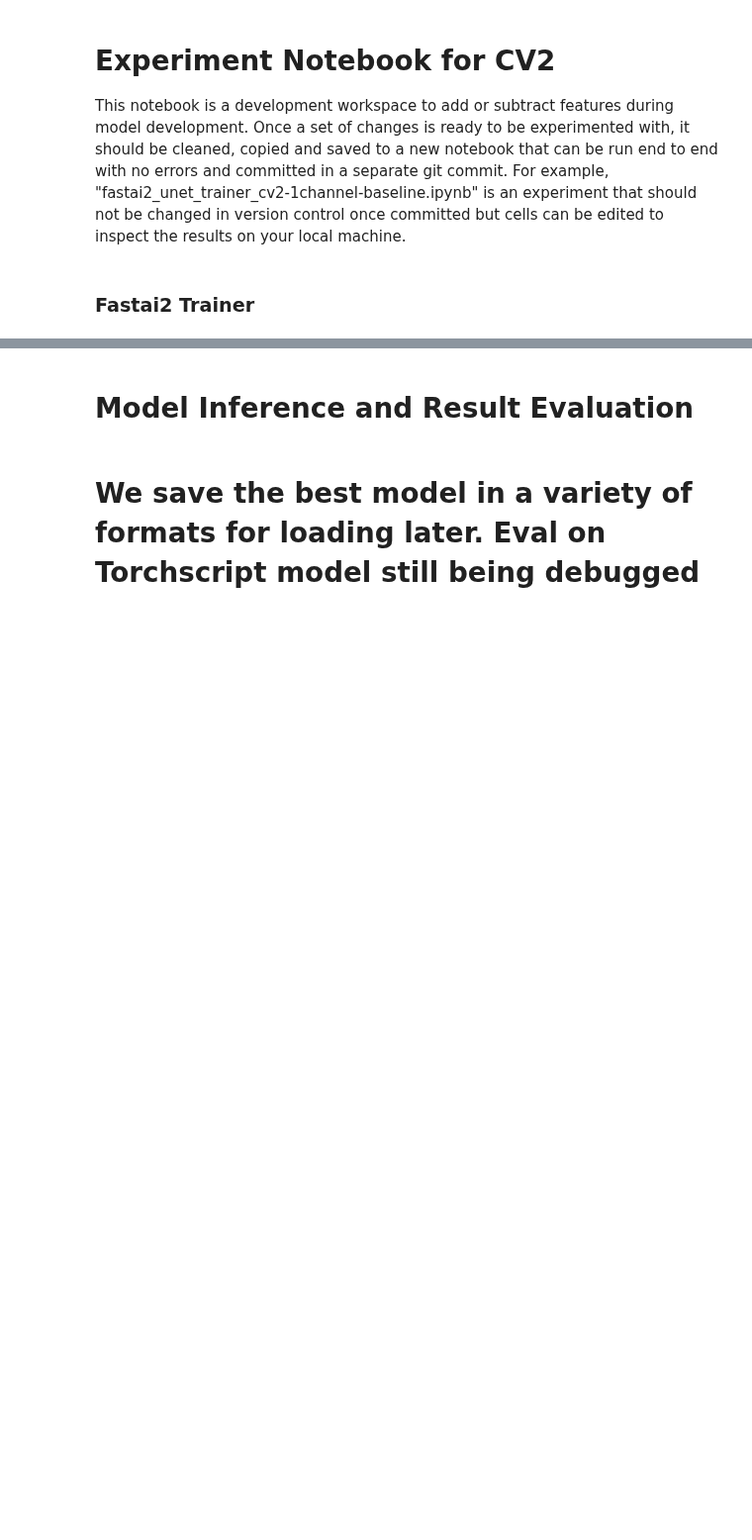
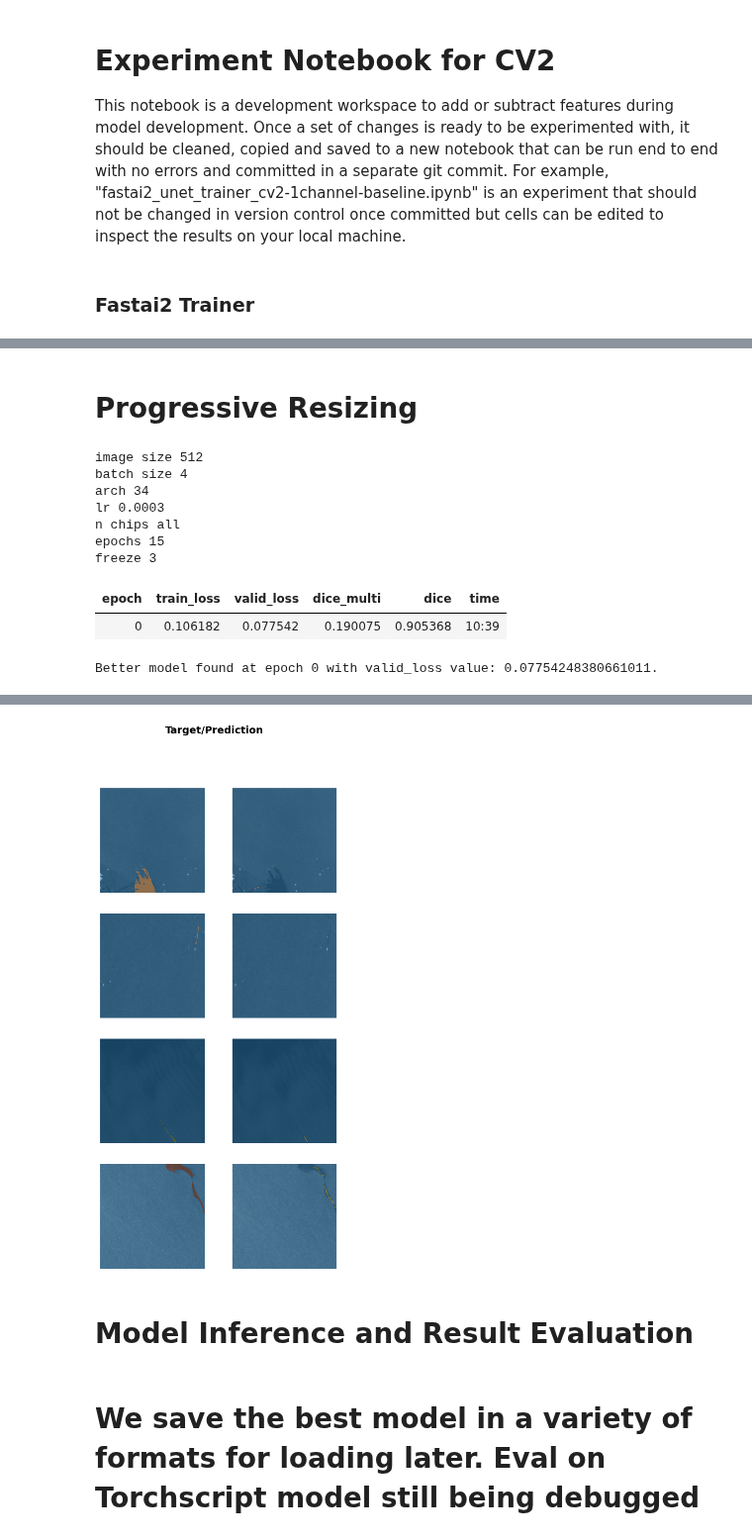
Before and after one commit to SkyTruth/cerulean-ml, a Jupyter notebook: notebooks/fastai2_unet_trainer_cv2.ipynb, the cells around one changed output, grey strips where cells are left out. Shown at 99% size. Saved outputs shown, nothing was run; the diff lists cells and outputs as text; code cells hidden in the pictures; blank space fills up the shorter version.

Commit message:
First pass at prog resize

```diff
--- a/notebooks/fastai2_unet_trainer_cv2.ipynb
+++ b/notebooks/fastai2_unet_trainer_cv2.ipynb
@@ -151,3 +165,8 @@ learner = unet_learner(dls, archs[arch], metrics=[DiceMulti, Dice],
+# %%
+lr_d = {512:3e-4, 256:1e-3, 224:3e-3, 128:3e-3, 64:1e-2}
+lr = lr_d[size]
+# lr = learner.lr_find()
+# lr
 # %%
 print("size", size)
 print("batch size", bs)
@@ -160,0 +220,40 @@ learner.show_results()
+# %% [markdown]
+# Progressive Resizing
+# %%
+size= 128
+bs = bs_d[size]
+lr = lr_d[size]
+
+batch_transfms = [*aug_transforms(flip_vert=True, max_rotate=180, max_warp=0.1, size=size)]
+coco_seg_dblock = DataBlock(
+        blocks=(ImageBlock, MaskBlock(codes=class_ints)), # ImageBlock is RGB by default, uses PIL
+        get_x=get_image_by_record_id,
+        splitter=IndexSplitter(val_indices),
+        get_y=get_mask_by_record_id,
+        batch_tfms=batch_transfms,
+        item_tfms = Resize(size),
+        n_inp=1
+    )
+learner.dls = coco_seg_dblock.dataloaders(source=train_val_record_ids, batch_size=bs)
+# %%
+print("image size", size)
+print("batch size", bs)
+print("arch", arch)
+print("lr", lr)
+print("n chips", n)
+print("epochs", epochs)
+print("freeze", freeze)
+
+learner.fine_tune(1, lr, freeze_epochs=0) # cbs=cbs
+learner.show_results()
+# %% [output]
+image size 512
+batch size 4
+arch 34
+lr 0.0003
+n chips all
+epochs 15
+freeze 3
+| epoch | train_loss | valid_loss | dice_multi | dice | time |
+| 0 | 0.106182 | 0.077542 | 0.190075 | 0.905368 | 10:39 |
+Better model found at epoch 0 with valid_loss value: 0.07754248380661011.
@@ -161,3 +261,4 @@ learner.show_results()
+[figure, added]
 # %% [markdown]
 # Model Inference and Result Evaluation
 # %%
```
Also changed, not shown: parts of 14 cells of this notebook.
